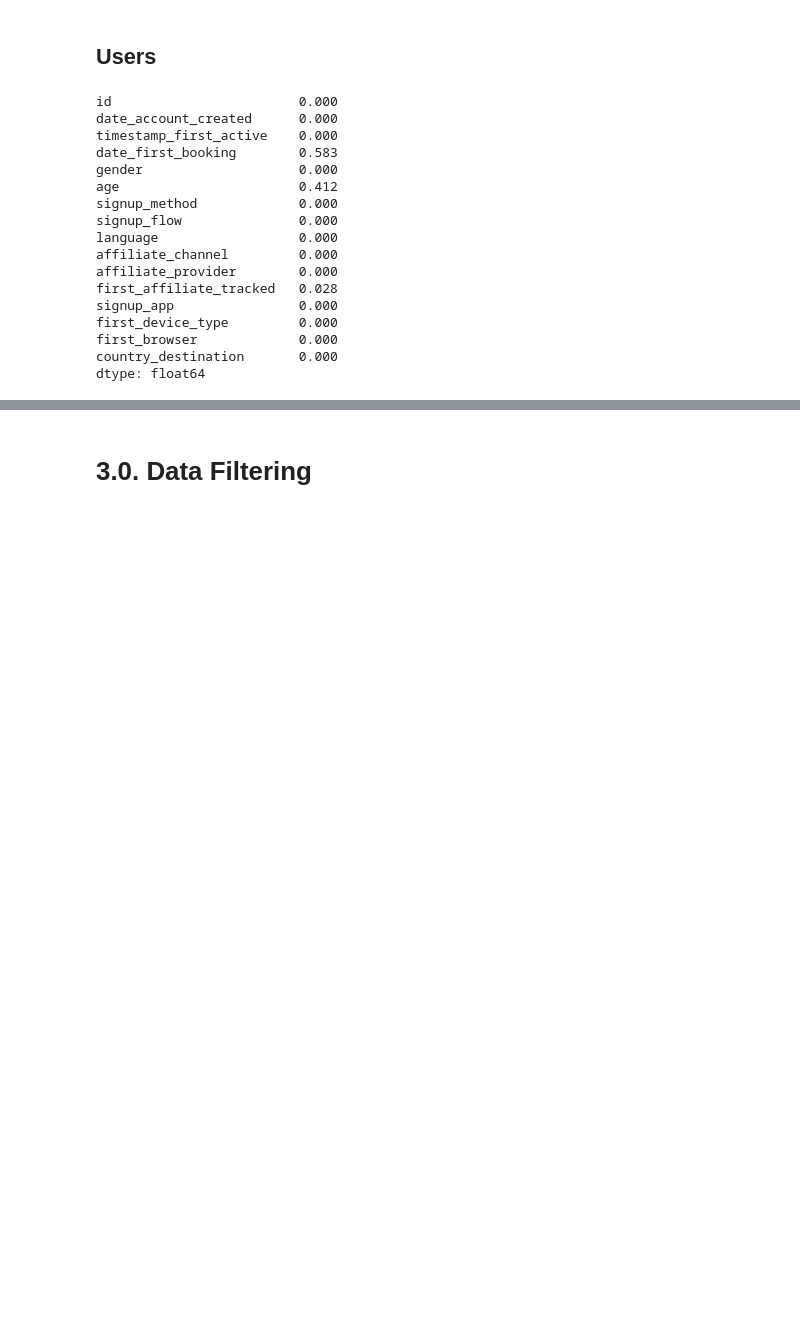
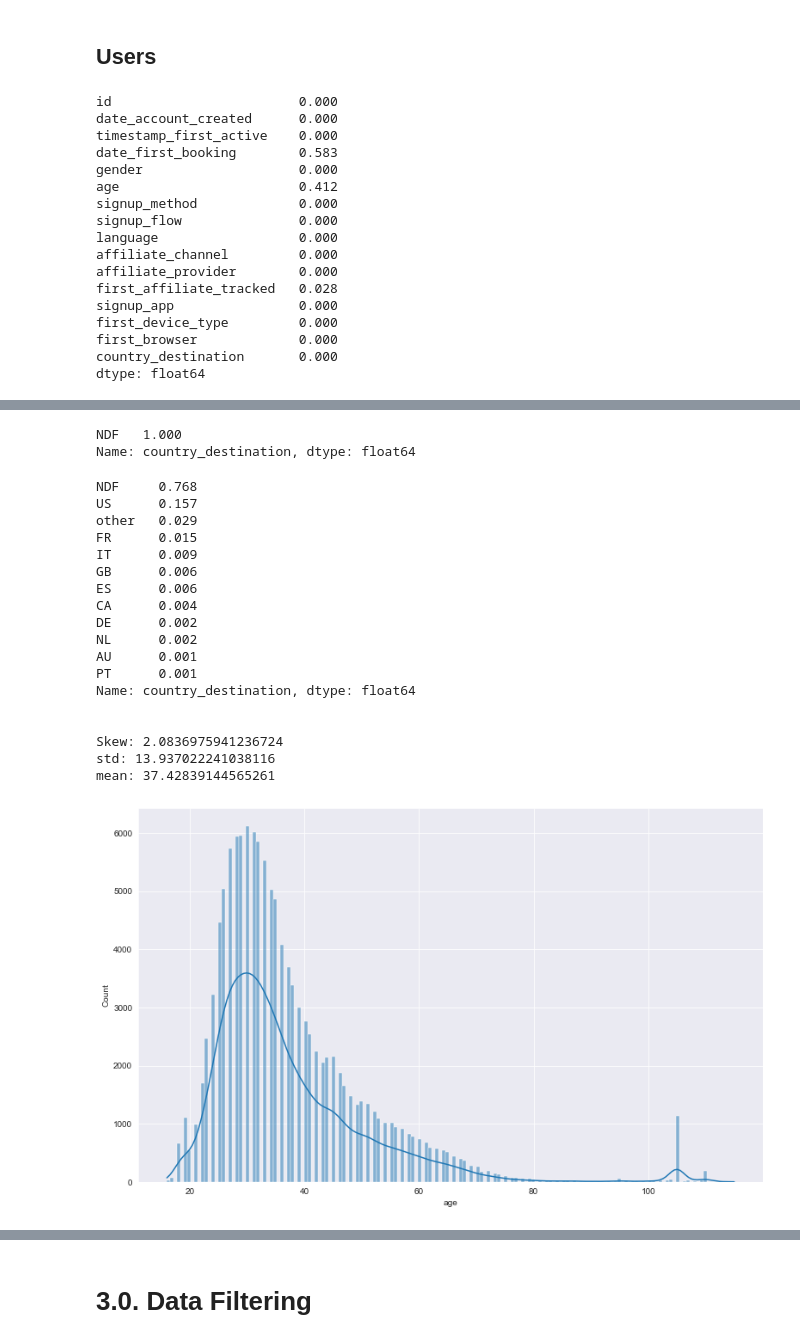
Before and after one commit to Marcoslsl/airbnb_prediction, a Jupyter notebook: AirBnB_Prediction.ipynb, the cells around one changed output, grey strips where cells are left out. Saved outputs shown, nothing was run; the diff lists cells and outputs as text; code cells hidden in the pictures; blank space fills up the shorter version.

```diff
--- a/AirBnB_Prediction.ipynb
+++ b/AirBnB_Prediction.ipynb
@@ -217,0 +228,44 @@ dtype: float64
+# %%
+# date_first_booking
+aux = df_raw[df_raw['date_first_booking'].isna()]
+
+aux['country_destination'].value_counts( normalize=True )
+# %% [output]
+NDF   1.000
+Name: country_destination, dtype: float64
+# %%
+# age
+aux = df_raw[df_raw['age'].isna()]
+print( aux['country_destination'].value_counts( normalize=True ), '\n\n')
+
+aux_02 = df_raw[( df_raw['age'] > 15 ) & ( df_raw['age'] <120 )]['age']
+skew = aux_02.skew()
+print(f'Skew: {skew}')
+
+std = aux_02.std()
+print(f'std: {std}')
+
+mean = aux_02.mean()
+print(f'mean: {mean}')
+
+sns.histplot( aux_02, kde=True );
+# %% [output]
+NDF     0.768
+US      0.157
+other   0.029
+FR      0.015
+IT      0.009
+GB      0.006
+ES      0.006
+CA      0.004
+DE      0.002
+NL      0.002
+AU      0.001
+PT      0.001
+Name: country_destination, dtype: float64
+
+
+Skew: 2.0836975941236724
+std: 13.937022241038116
+mean: 37.42839144565261
+[figure, added]
```
Also changed, not shown: parts of 75 cells of this notebook.
